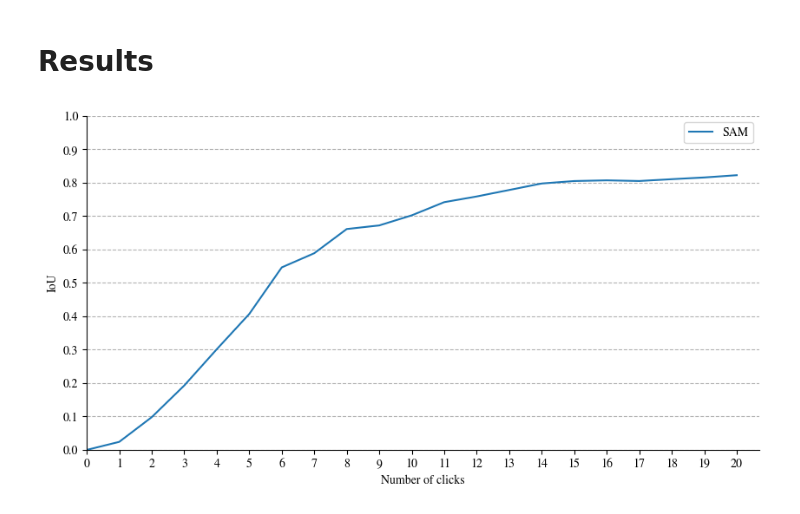
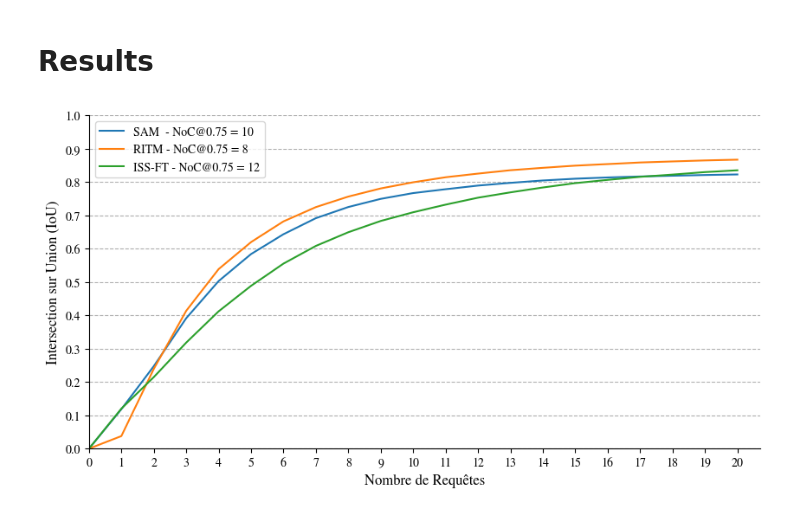
Before and after one commit to gramos93/mercury-duckling, a Jupyter notebook: notebooks/pipeline_example.ipynb, the cells around one changed output. Saved outputs shown, nothing was run; the diff lists cells and outputs as text; code cells hidden in the pictures.

```diff
--- a/notebooks/pipeline_example.ipynb
+++ b/notebooks/pipeline_example.ipynb
@@ -157,21 +91,29 @@ modifying input layer
 [interactive output not drawn]
 # %% [markdown]
 # Results
+# %%
+sam_ious = np.loadtxt("../../results/interactive/colormap_test/greys/sam_means.csv")
+ritm_ious = np.loadtxt("../../results/interactive/colormap_test/greys/ritm_means.csv")
+unet_ious = np.loadtxt("../../results/interactive/colormap_test/greys/unet_means.csv")
 # %%
 fig, ax = plt.subplots(figsize=(10, 5))
 for ious in [sam_ious, ritm_ious, unet_ious]:
     ious = np.array(ious)
-    means = ious.mean(axis=0)
-    ax.plot(means)
-ax.set_xlabel("Number of clicks")
-ax.set_ylabel("IoU")
+    # means = ious.mean(axis=0)
+    ax.plot(ious)
+ax.set_xlabel("Nombre de Requêtes", fontsize=12)
+ax.set_ylabel("Intersection sur Union (IoU)", fontsize=12)
 ax.set_xticks(range(21))
 ax.set_yticks(np.arange(0, 1.1, 0.1))
 ax.set_ylim([0, 1])
 ax.set_xlim([0, 20.7])
 ax.spines[['right', 'top']].set_visible(False)
-plt.legend(["SAM", "RITM", "UNet"])
+plt.legend([
+    f"SAM  - NoC@0.75 = {(sam_ious < 0.75).sum()}",
+    f"RITM - NoC@0.75 = {(ritm_ious < 0.75).sum()}",
+    f"ISS-FT - NoC@0.75 = {(unet_ious < 0.75).sum()}"
+])
 plt.grid(axis='y', linestyle='--')
 plt.show()
 # %% [output]
-[figure, old version]
+[figure, new version]
```
Also changed, not shown: parts of 4 cells of this notebook, 4 other files.
